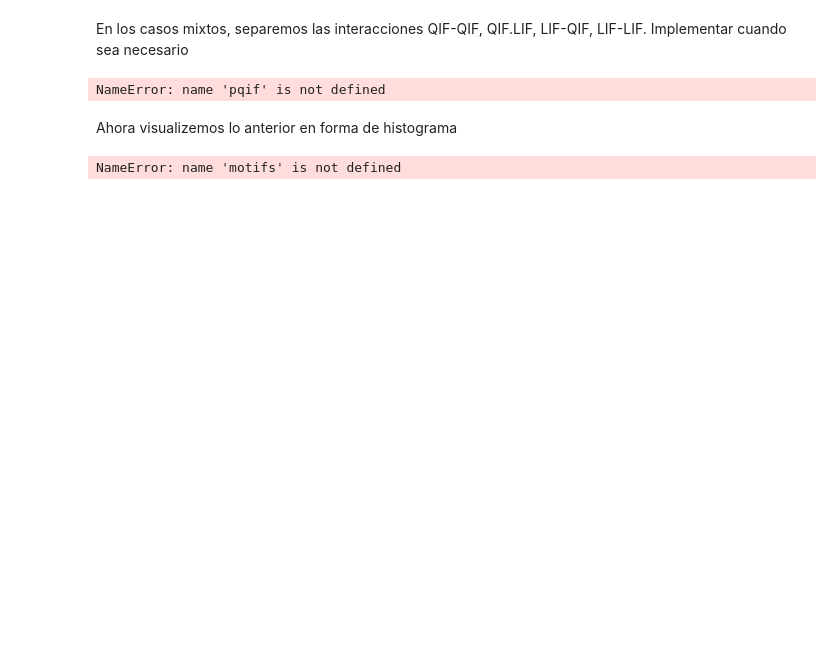
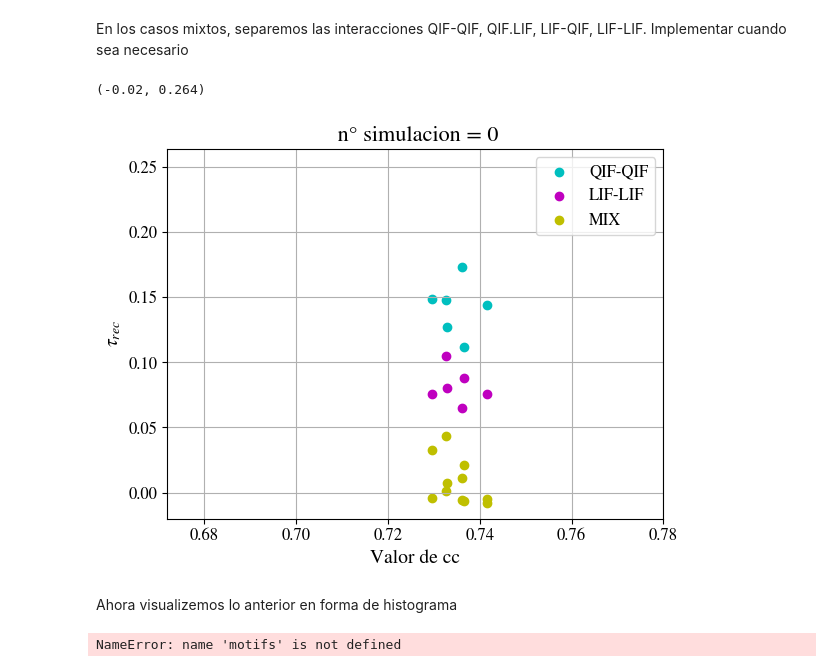
Before and after one commit to acevedomartina/Tesis_2024, a Jupyter notebook: Dos_frecuencias/generico_para_nueva_sim.ipynb, the cells around one changed output. Saved outputs shown, nothing was run; the diff lists cells and outputs as text; code cells hidden in the pictures; blank space fills up the shorter version.

```diff
--- a/Dos_frecuencias/generico_para_nueva_sim.ipynb
+++ b/Dos_frecuencias/generico_para_nueva_sim.ipynb
@@ -285,3 +260,27 @@ plt.show()
+# %%
+def motifs(w,N):
+
+    w=w-np.mean(w)
+
+    ww=np.matmul(w,w)
+    wtw=np.matmul(w.T,w)
+    wwt=np.matmul(w,w.T)
+
+    sigma2=np.trace(wwt)/N
+
+    tau_rec=np.trace(ww)
+    tau_rec/=sigma2*N
+
+    tau_div=np.sum(wwt)-np.trace(wwt)
+    tau_div/=sigma2*N*(N-1)
+
+    tau_con=np.sum(wtw)-np.trace(wtw)
+    tau_con/=sigma2*N*(N-1)
+
+    tau_chn=2*(np.sum(ww)-np.trace(ww))
+    tau_chn/=sigma2*N*(N-1)
+
+    return sigma2,tau_rec,tau_div,tau_con,tau_chn
 # %% [markdown]
 En los casos mixtos, separemos las interacciones QIF-QIF, QIF.LIF, LIF-QIF, LIF-LIF. Implementar cuando sea necesario
 # %%
@@ -294,6 +293,8 @@ tau_rec_cuadrante4 = []
 
 
 cc_values = []
+
+pqif = 0.5
 
 # Bucle sobre las semillas
 for k in range(cant_seed):
@@ -318,34 +319,35 @@ for k in range(cant_seed):
     tau_rec_cuadrante4.append(tau_rec4)
 
     # Obtener los valores de cc para esta semilla desde el archivo de resultados
     nombre_archivo = f'simulacion_{num_sim}/simulacion_{num_sim}_resultados.csv'
     data = pd.read_csv(nombre_archivo)
     data_select = data[(data['pqif'] == 0.5) & (data['nloop'] == 10) & (data['seed'] == k)]
     cc_values.append(data_select['cc'].values[0])
 
 # Convertir las listas a arrays de numpy para facilitar el manejo de los datos
 tau_rec_cuadrante1 = np.array(tau_rec_cuadrante1)
 tau_rec_cuadrante2 = np.array(tau_rec_cuadrante2)
 tau_rec_cuadrante3 = np.array(tau_rec_cuadrante3)
 tau_rec_cuadrante4 = np.array(tau_rec_cuadrante4)
 cc_values = np.array(cc_values)
 
 # Graficar tau_rec para todos los cuadrantes en función de cc
 plt.scatter(cc_values, tau_rec_cuadrante1, color='c', label='QIF-QIF')
 plt.scatter(cc_values, tau_rec_cuadrante4, color='m', label='LIF-LIF')
 plt.scatter(cc_values, tau_rec_cuadrante2, color='y', label='MIX')
 plt.scatter(cc_values, tau_rec_cuadrante3, color='y')
 plt.title(f' n° simulacion = {num_sim}')
 
 plt.xlim(0.672, 0.78)
 # Etiquetas y leyenda
 plt.xlabel('Valor de cc')
 plt.ylabel(r'$\tau_{rec}$')
 plt.legend()
 plt.grid(True)
 plt.ylim(-0.02, 0.264)
 # %% [output]
-NameError: name 'pqif' is not defined
+(-0.02, 0.264)
+[figure, added]
 # %% [markdown]
 Ahora visualizemos lo anterior en forma de histograma
 # %%
```
Also changed, not shown: parts of 13 cells of this notebook, 4 other files.
